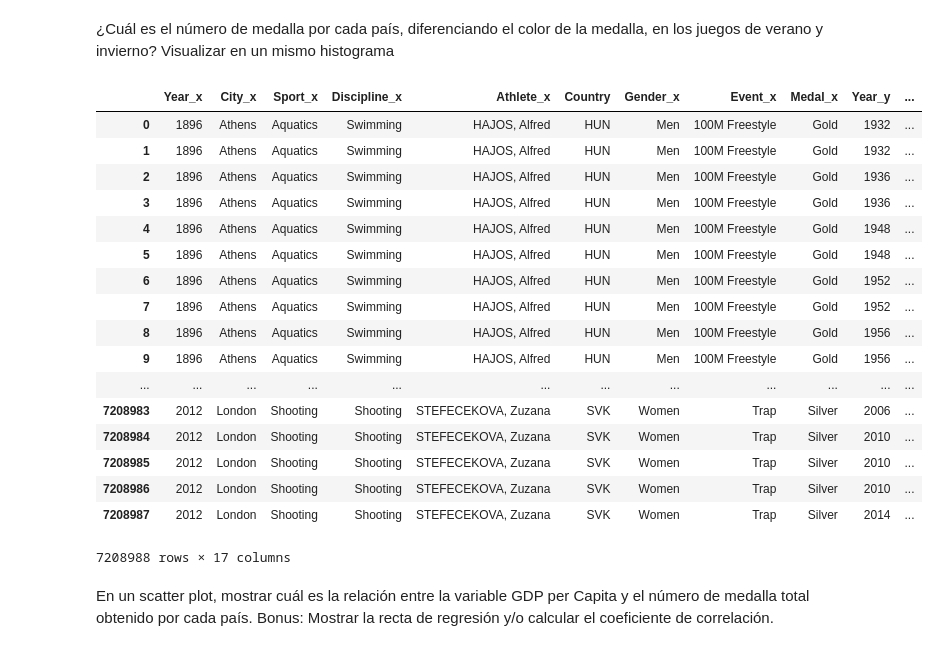
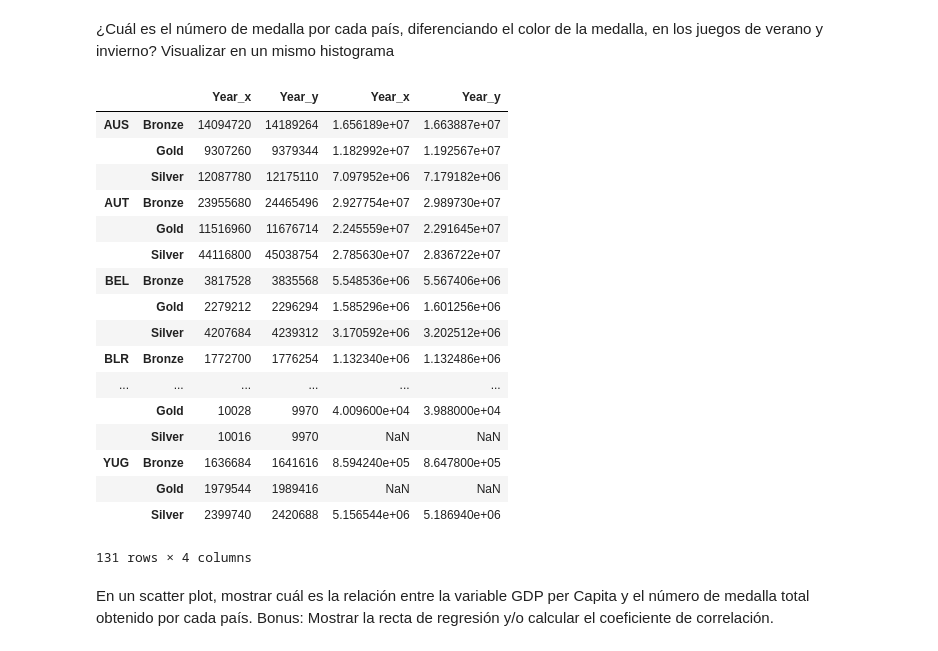
Before and after one commit to maurox521/TallerBD2018, a Jupyter notebook: Untitled(1).ipynb, the cells around one changed output. Saved outputs shown, nothing was run; the diff lists cells and outputs as text; code cells hidden in the pictures.

```diff
--- a/Untitled(1).ipynb
+++ b/Untitled(1).ipynb
@@ -42,30 +42,31 @@ counts.plot.hist()
 # %%
 import pandas as pd
 import matplotlib.pyplot as plt
 w= pd.read_csv('winter.csv', low_memory=False)
 s= pd.read_csv('summer.csv', low_memory=False)
 datos=pd.merge(s,w,on='Country')
 countsx= datos.groupby(['Country','Medal_x']).aggregate(sum)
 countsy= datos.groupby(['Country','Medal_y']).aggregate(sum)
+datos=pd.concat([countsx, countsy], axis=1)
 datos
 # %% [output]
-|  | Year_x | City_x | Sport_x | Discipline_x | Athlete_x | Country | Gender_x | Event_x | Medal_x | Year_y | ... |
-| 0 | 1896 | Athens | Aquatics | Swimming | HAJOS, Alfred | HUN | Men | 100M Freestyle | Gold | 1932 | ... |
-| 1 | 1896 | Athens | Aquatics | Swimming | HAJOS, Alfred | HUN | Men | 100M Freestyle | Gold | 1932 | ... |
-| 2 | 1896 | Athens | Aquatics | Swimming | HAJOS, Alfred | HUN | Men | 100M Freestyle | Gold | 1936 | ... |
-| 3 | 1896 | Athens | Aquatics | Swimming | HAJOS, Alfred | HUN | Men | 100M Freestyle | Gold | 1936 | ... |
-| 4 | 1896 | Athens | Aquatics | Swimming | HAJOS, Alfred | HUN | Men | 100M Freestyle | Gold | 1948 | ... |
-| 5 | 1896 | Athens | Aquatics | Swimming | HAJOS, Alfred | HUN | Men | 100M Freestyle | Gold | 1948 | ... |
-| 6 | 1896 | Athens | Aquatics | Swimming | HAJOS, Alfred | HUN | Men | 100M Freestyle | Gold | 1952 | ... |
-| 7 | 1896 | Athens | Aquatics | Swimming | HAJOS, Alfred | HUN | Men | 100M Freestyle | Gold | 1952 | ... |
-| 8 | 1896 | Athens | Aquatics | Swimming | HAJOS, Alfred | HUN | Men | 100M Freestyle | Gold | 1956 | ... |
-| 9 | 1896 | Athens | Aquatics | Swimming | HAJOS, Alfred | HUN | Men | 100M Freestyle | Gold | 1956 | ... |
-| ... | ... | ... | ... | ... | ... | ... | ... | ... | ... | ... | ... |
-| 7208983 | 2012 | London | Shooting | Shooting | STEFECEKOVA, Zuzana | SVK | Women | Trap | Silver | 2006 | ... |
-| 7208984 | 2012 | London | Shooting | Shooting | STEFECEKOVA, Zuzana | SVK | Women | Trap | Silver | 2010 | ... |
-| 7208985 | 2012 | London | Shooting | Shooting | STEFECEKOVA, Zuzana | SVK | Women | Trap | Silver | 2010 | ... |
-| 7208986 | 2012 | London | Shooting | Shooting | STEFECEKOVA, Zuzana | SVK | Women | Trap | Silver | 2010 | ... |
-| 7208987 | 2012 | London | Shooting | Shooting | STEFECEKOVA, Zuzana | SVK | Women | Trap | Silver | 2014 | ... |
+|  |  | Year_x | Year_y | Year_x | Year_y |
+| AUS | Bronze | 14094720 | 14189264 | 1.656189e+07 | 1.663887e+07 |
+|  | Gold | 9307260 | 9379344 | 1.182992e+07 | 1.192567e+07 |
+|  | Silver | 12087780 | 12175110 | 7.097952e+06 | 7.179182e+06 |
+| AUT | Bronze | 23955680 | 24465496 | 2.927754e+07 | 2.989730e+07 |
+|  | Gold | 11516960 | 11676714 | 2.245559e+07 | 2.291645e+07 |
+|  | Silver | 44116800 | 45038754 | 2.785630e+07 | 2.836722e+07 |
+| BEL | Bronze | 3817528 | 3835568 | 5.548536e+06 | 5.567406e+06 |
+|  | Gold | 2279212 | 2296294 | 1.585296e+06 | 1.601256e+06 |
+|  | Silver | 4207684 | 4239312 | 3.170592e+06 | 3.202512e+06 |
+| BLR | Bronze | 1772700 | 1776254 | 1.132340e+06 | 1.132486e+06 |
+| ... | ... | ... | ... | ... | ... |
+|  | Gold | 10028 | 9970 | 4.009600e+04 | 3.988000e+04 |
+|  | Silver | 10016 | 9970 | NaN | NaN |
+| YUG | Bronze | 1636684 | 1641616 | 8.594240e+05 | 8.647800e+05 |
+|  | Gold | 1979544 | 1989416 | NaN | NaN |
+|  | Silver | 2399740 | 2420688 | 5.156544e+06 | 5.186940e+06 |
-7208988 rows × 17 columns
+131 rows × 4 columns
 # %% [markdown]
 En un scatter plot, mostrar cuál es la relación entre la variable GDP per Capita y el número de medalla total obtenido por cada país. Bonus: Mostrar la recta de regresión y/o calcular el coeficiente de correlación.
```
